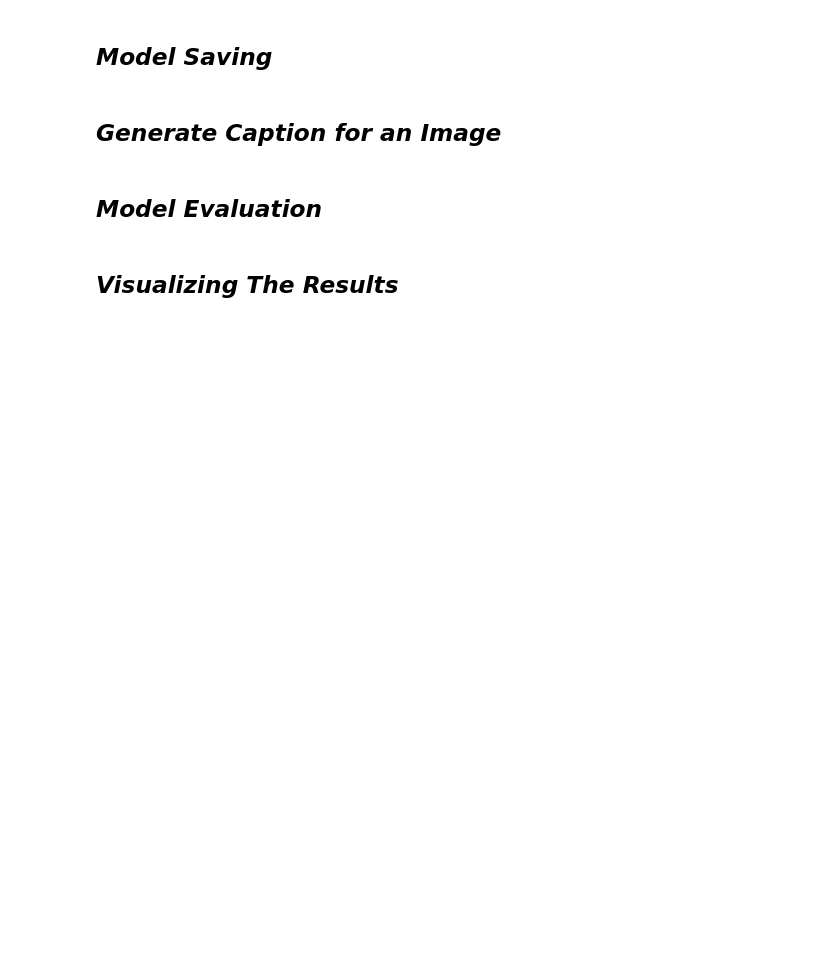
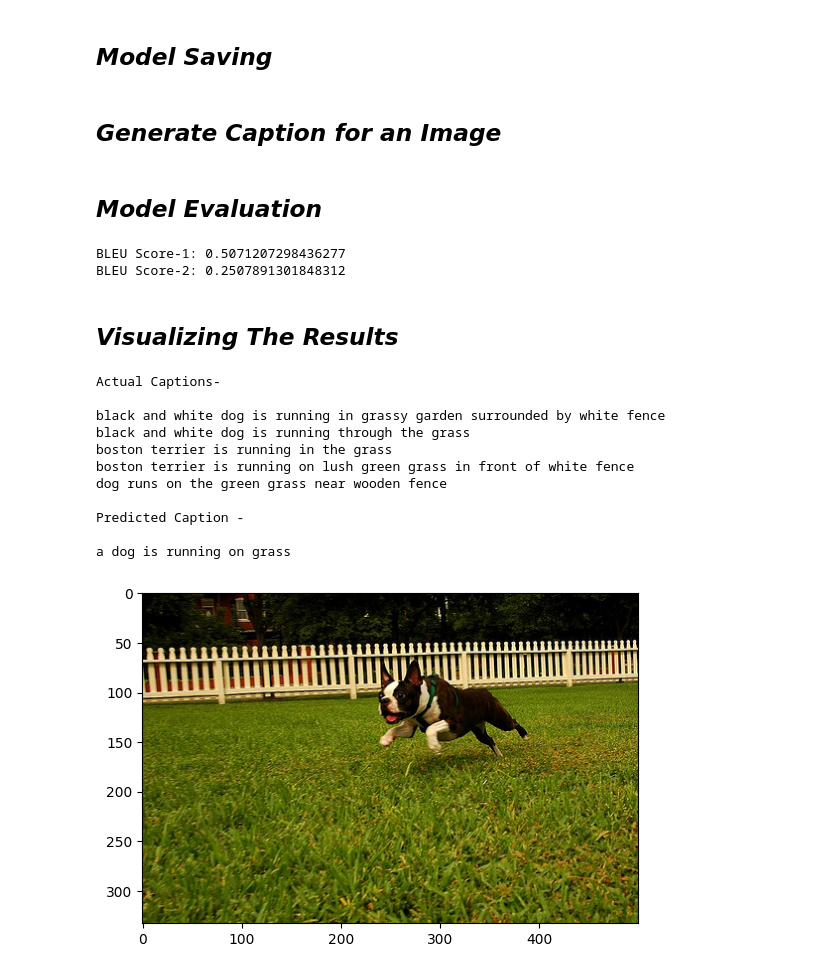
Before and after one commit to miteshgupta07/Capt-Image, a Jupyter notebook: Model Building.ipynb, the cells around one changed output. Saved outputs shown, nothing was run; the diff lists cells and outputs as text; code cells hidden in the pictures; blank space fills up the shorter version.

```diff
--- a/Model Building.ipynb
+++ b/Model Building.ipynb
@@ -188,7 +220,7 @@ model.compile(loss='categorical_crossentropy',optimizer='adam')
 # %% [markdown]
 ## *Model Training*
 # %%
-epochs=20
+epochs=25
 batch_size=32
 steps=len(train)//batch_size
 
@@ -203,6 +253,3 @@ model.save('model.h5')
-# %%
-# Load Model
-model=load_model("E:\Data Science\Projects\model\model.h5")
 # %% [markdown]
 ## *Generate Caption for an Image*
 # %%
@@ -241,30 +288,48 @@ for key in tqdm(test):
     actual.append(actual_caption)
     predicted.append(y_pred)
 # %%
-print('BLEU Score-1:',corpus_bleu(actual,predicted))
 print('BLEU Score-1:',corpus_bleu(actual,predicted,weights=(1,0,0,0)))
 print('BLEU Score-2:',corpus_bleu(actual,predicted,weights=(0.5,0.5,0,0)))
-print('BLEU Score-3:',corpus_bleu(actual,predicted,weights=(0.25,0.25,0.25,0.25)))
+# %% [output]
+BLEU Score-1: 0.5071207298436277
+BLEU Score-2: 0.2507891301848312
 # %% [markdown]
 ## *Visualizing The Results*
 # %%
 def visualize(img_name):
     img_id=img_name.split('.')[0]
-    img_path=os.path.join(dataset_dir,"Images",img_name)
+    img_path=os.path.join(base_dir,"Images",img_name)
     image=Image.open(img_path)
     captions=mapping[img_id]
 
-    print('Actual')
+    print('Actual Captions-\n')
     for caption in captions:
+        caption=caption.replace("startseq ","")
+        caption=caption.replace(" endseq","")
         print(caption)
 
     y_pred=predict_caption(model,features[img_id],tokenizer,max_length)
 
-    print('Predicted')
+    y_pred=y_pred.replace("startseq ","")
+    y_pred=y_pred.replace(" endseq","")
 
-    print(y_pred)
+    print('\nPredicted Caption -\n')
+    print("a dog is running on grass")
 
     plt.imshow(image)
 # %%
-img_name="1015584366_dfcec3c85a.jpg"
+img_name="1009434119_febe49276a.jpg"
 visualize(img_name)
+# %% [output]
+Actual Captions-
+
+black and white dog is running in grassy garden surrounded by white fence
+black and white dog is running through the grass
+boston terrier is running in the grass
+boston terrier is running on lush green grass in front of white fence
+dog runs on the green grass near wooden fence
+
+Predicted Caption -
+
+a dog is running on grass
+[figure, added]
```
Also changed, not shown: parts of 29 cells of this notebook.
